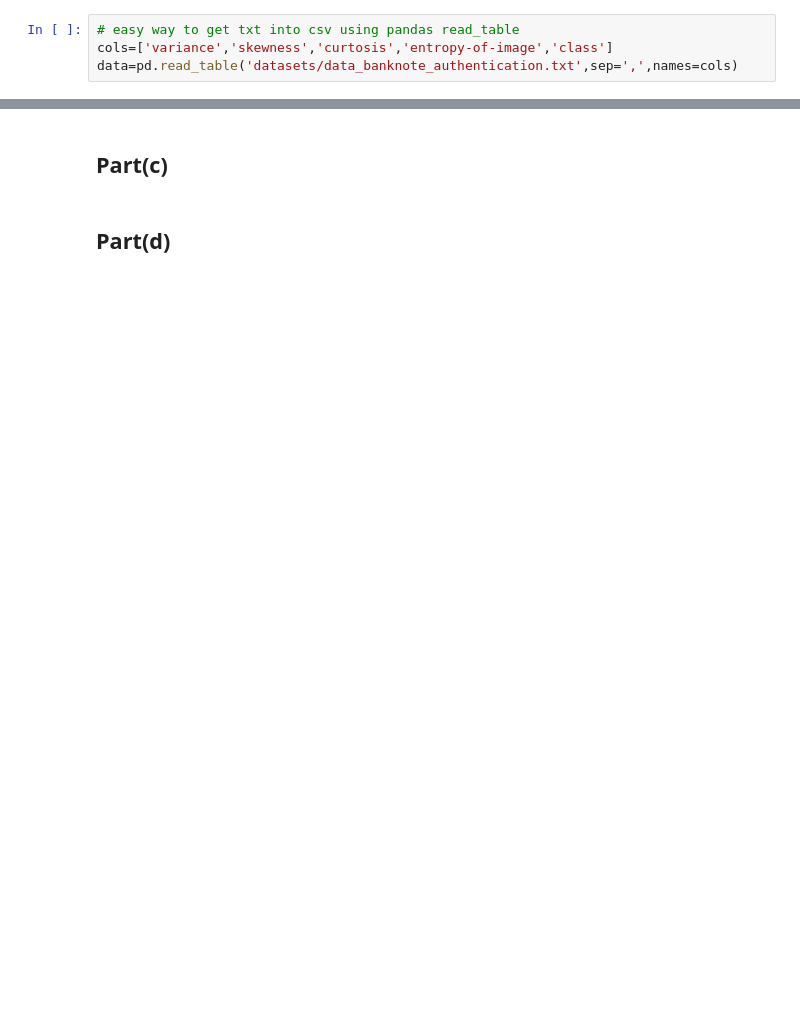
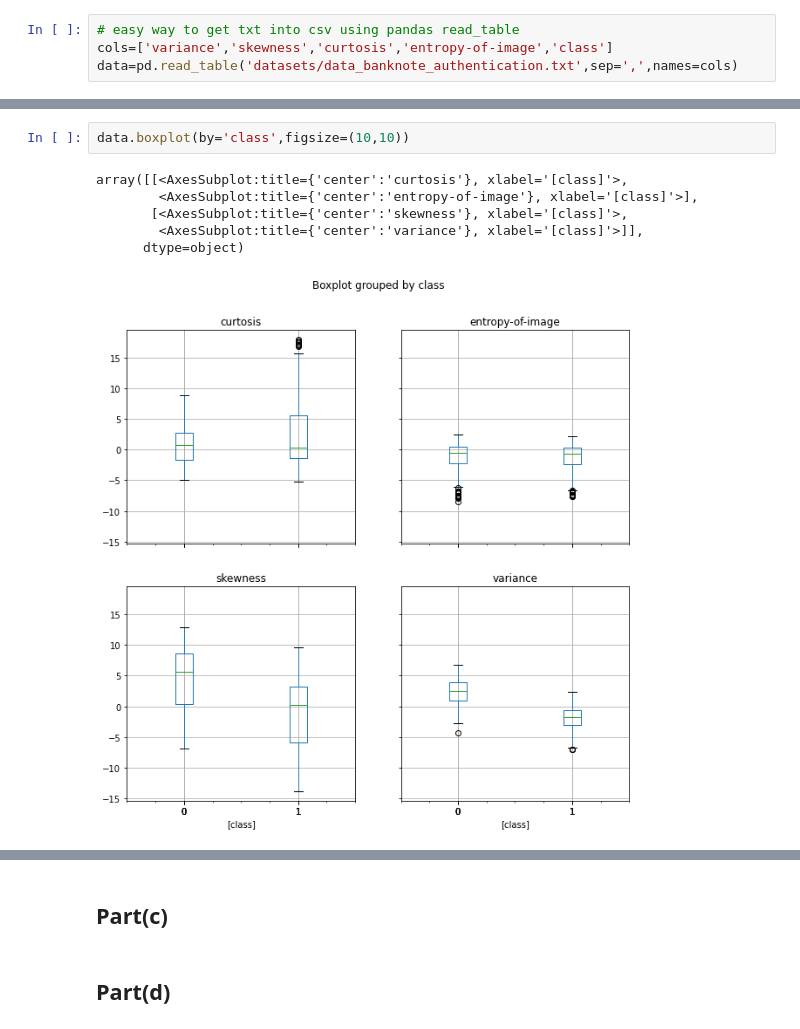
Before and after one commit to sunil-dhaka/ml-course-work, a Jupyter notebook: perceptron-algo.ipynb, the cells around one changed output, grey strips where cells are left out. Cells and saved outputs as stored; diff of their text form; blank space fills up the shorter version.

```diff
--- a/perceptron-algo.ipynb
+++ b/perceptron-algo.ipynb
@@ -81,0 +105,9 @@ w=percep(f,y)
+# %%
+data.boxplot(by='class',figsize=(10,10))
+# %% [output]
+array([[<AxesSubplot:title={'center':'curtosis'}, xlabel='[class]'>,
+        <AxesSubplot:title={'center':'entropy-of-image'}, xlabel='[class]'>],
+       [<AxesSubplot:title={'center':'skewness'}, xlabel='[class]'>,
+        <AxesSubplot:title={'center':'variance'}, xlabel='[class]'>]],
+      dtype=object)
+[figure, added]
```
Also changed, not shown: parts of 20 cells of this notebook.
